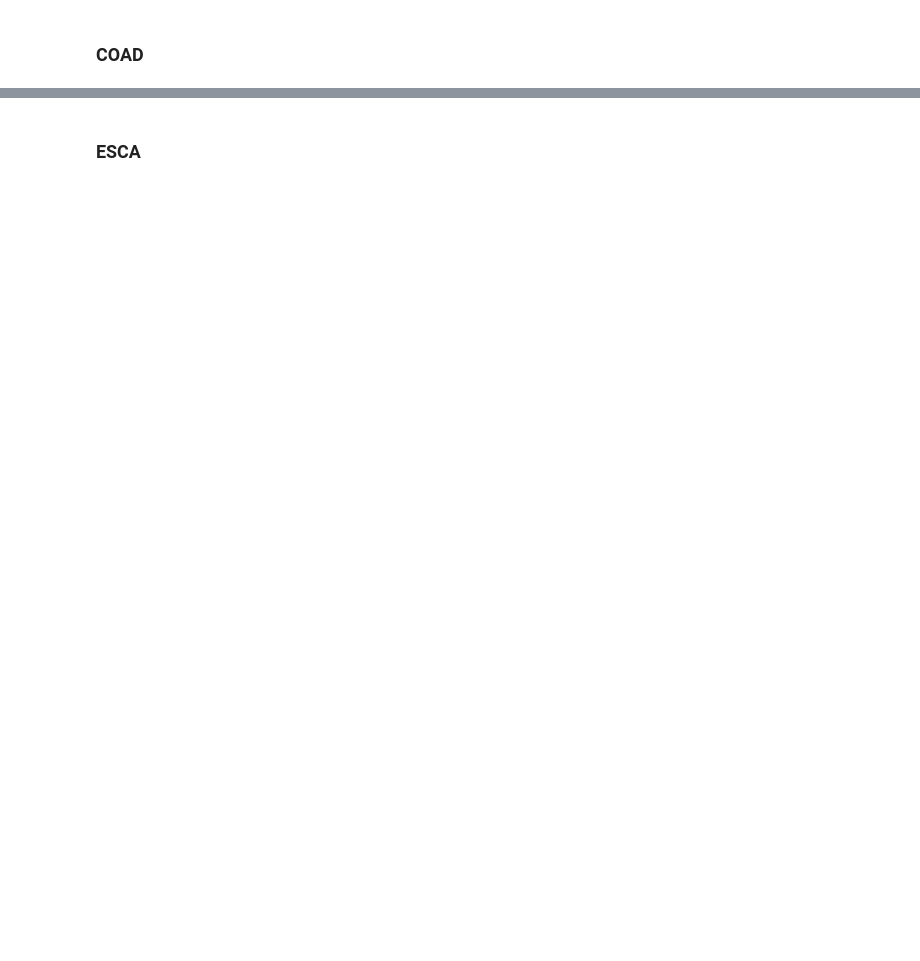
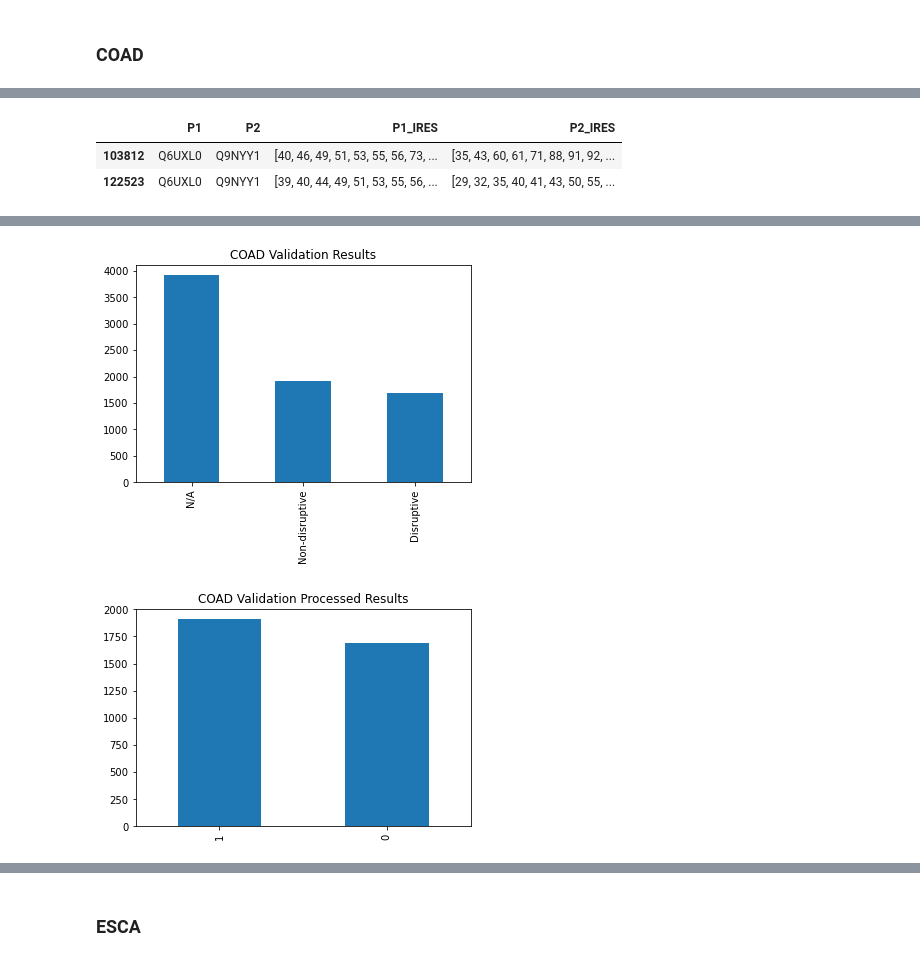
Before and after one commit to ibrahimberb/Predicting-Mutation-Effects, a Jupyter notebook: src/dev/CancerValidation/A1/interfaces_all.ipynb, the cells around one changed output, grey strips where cells are left out. Drawn from its saved outputs; the diff is of its cells as text; code cells hidden in the pictures; blank space fills up the shorter version.

Commit message:
update CancerValidation files
Added `_handle_check_duplicated_entries` to deal with duplicated and non-duplicated entries. In non-duplicated entries, res becomes the union of positions in entries.

```diff
--- a/src/dev/CancerValidation/A1/interfaces_all.ipynb
+++ b/src/dev/CancerValidation/A1/interfaces_all.ipynb
@@ -109,2 +124,5 @@ brca_output["metrics_data"]
 # %% [markdown]
 ### COAD
+# %%
+coad_output = cancer_validation.validate("COAD", coad_predictions)
+# %% [output]
@@ -110,0 +137,3 @@ brca_output["metrics_data"]
+|  | P1 | P2 | P1_IRES | P2_IRES |
+| 103812 | Q6UXL0 | Q9NYY1 | [40, 46, 49, 51, 53, 55, 56, 73, ... | [35, 43, 60, 61, 71, 88, 91, 92, ... |
+| 122523 | Q6UXL0 | Q9NYY1 | [39, 40, 44, 49, 51, 53, 55, 56, ... | [29, 32, 35, 40, 41, 43, 50, 55, ... |
@@ -111,2 +144,4 @@ brca_output["metrics_data"]
+[figure, added]
+[figure, added]
 # %%
 coad_output = cancer_validation.validate("COAD", coad_predictions)
```
Also changed, not shown: parts of 30 cells of this notebook, 9 other files.
